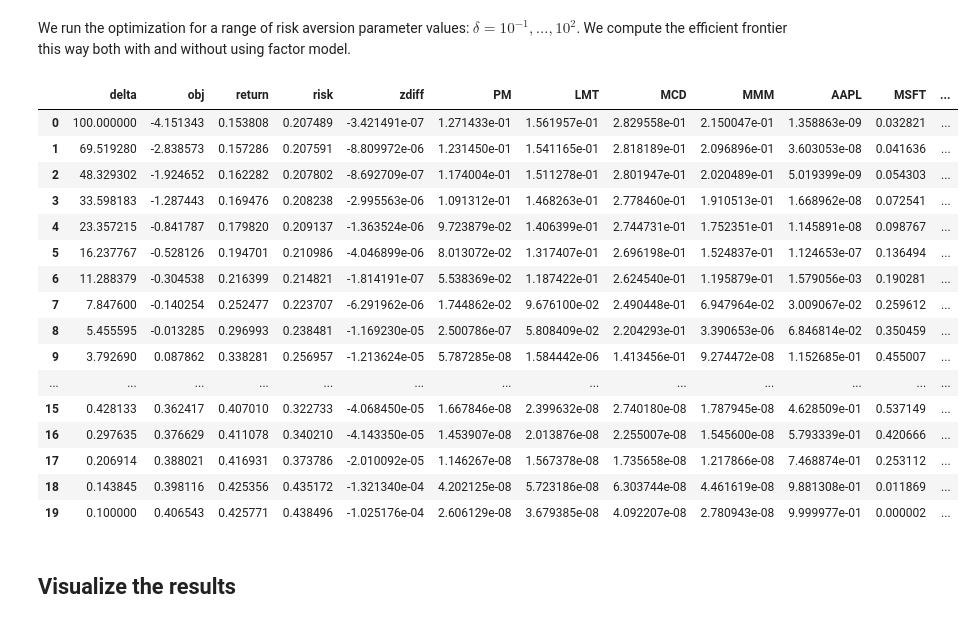
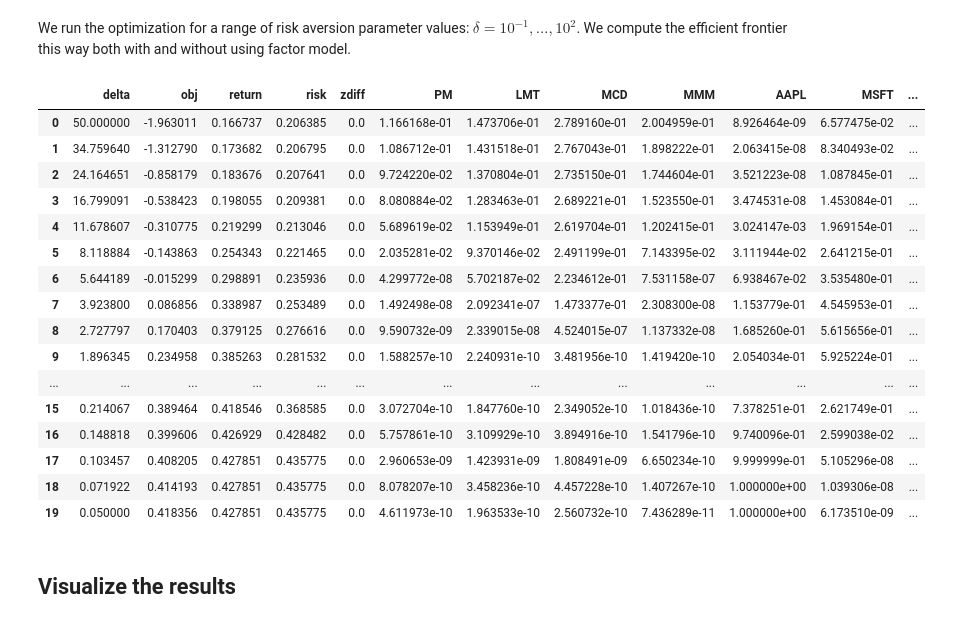
Before and after one commit to MOSEK/PortfolioOptimization, a Jupyter notebook: python/notebooks-colab/ch10_robust_optimization_factor.ipynb, the cells around one changed output. Drawn from its saved outputs; the diff is of its cells as text; code cells hidden in the pictures.

```diff
--- a/python/notebooks-colab/ch10_robust_optimization_factor.ipynb
+++ b/python/notebooks-colab/ch10_robust_optimization_factor.ipynb
@@ -135,6 +135,13 @@ Below we implement the optimization model in Fusion API. We create it inside a f
 def absval(M, x, t):
     M.constraint(Expr.add(t, x), Domain.greaterThan(0.0))
     M.constraint(Expr.sub(t, x), Domain.greaterThan(0.0))
+
+
+def sqrtm_symm(m):
+    e, v = np.linalg.eigh(m)
+    sqrt_e = np.sqrt(e)
+    sqrt_m = np.dot(v, np.dot(np.diag(sqrt_e), v.T))
+    return sqrt_m
 
 
 def EfficientFrontier(N, mu0, gamma, beta0, Gmx, rho, diag_S_theta_upper, Q0, Nmx, zeta, deltas):
@@ -176,10 +183,10 @@ def EfficientFrontier(N, mu0, gamma, beta0, Gmx, rho, diag_S_theta_upper, Q0, Nm
         M.constraint('spec-risk', Expr.vstack(t2, 0.5, Expr.mulElm(np.sqrt(diag_S_theta_upper), x)), Domain.inRotatedQCone())
 
         # Risk constraint (factor)
-        siG = sqrtm(inv(Gmx))
+        siG = sqrtm_symm(np.linalg.inv(Gmx))
         H = siG @ (Q0 + zeta * Nmx) @ siG
         lam, V = np.linalg.eigh(H)
-        w = Expr.mul(V.T @ sqrtm(H) @ sqrtm(Gmx) @ beta0.T, x)
+        w = Expr.mul(V.T @ sqrtm_symm(H) @ sqrtm_symm(Gmx) @ beta0.T, x)
         M.constraint('fact-risk-1', Expr.sub(t1, Expr.add(tau, Expr.sum(u))), Domain.greaterThan(0.0))
         M.constraint('fact-risk-2', Expr.sub(s, 1.0 / lam[-1]), Domain.lessThan(0.0))
         M.constraint('fact-risk-3', Expr.vstack(s, Expr.mul(0.5, tau), Expr.dot(rho, z)), Domain.inRotatedQCone())
@@ -360,28 +367,28 @@ zeta_z = 0.0
 We run the optimization for a range of risk aversion parameter values: $\delta = 10^{-1},\dots,10^{2}$. We compute the efficient frontier this way both with and without using factor model.
 # %%
 # Compute efficient frontier with and without factor model
-deltas = np.logspace(start=-1, stop=2, num=20)[::-1]
+deltas = np.logspace(start=-1, stop=2, num=20)[::-1] / 2
 df_result_orig = EfficientFrontier(N, mu0, gamma_z, beta0, Gmx, rho_z, diag_S_theta_upper, Q0, Nmx, zeta_z, deltas)
 df_result_robust = EfficientFrontier(N, mu0, gamma, beta0, Gmx, rho, diag_S_theta_upper, Q0, Nmx, zeta, deltas)
-df_result_robust
+df_result_orig
 # %% [output]
 |  | delta | obj | return | risk | zdiff | PM | LMT | MCD | MMM | AAPL | MSFT | ... |
-| 0 | 100.000000 | -4.151343 | 0.153808 | 0.207489 | -3.421491e-07 | 1.271433e-01 | 1.561957e-01 | 2.829558e-01 | 2.150047e-01 | 1.358863e-09 | 0.032821 | ... |
-| 1 | 69.519280 | -2.838573 | 0.157286 | 0.207591 | -8.809972e-06 | 1.231450e-01 | 1.541165e-01 | 2.818189e-01 | 2.096896e-01 | 3.603053e-08 | 0.041636 | ... |
-| 2 | 48.329302 | -1.924652 | 0.162282 | 0.207802 | -8.692709e-07 | 1.174004e-01 | 1.511278e-01 | 2.801947e-01 | 2.020489e-01 | 5.019399e-09 | 0.054303 | ... |
-| 3 | 33.598183 | -1.287443 | 0.169476 | 0.208238 | -2.995563e-06 | 1.091312e-01 | 1.468263e-01 | 2.778460e-01 | 1.910513e-01 | 1.668962e-08 | 0.072541 | ... |
-| 4 | 23.357215 | -0.841787 | 0.179820 | 0.209137 | -1.363524e-06 | 9.723879e-02 | 1.406399e-01 | 2.744731e-01 | 1.752351e-01 | 1.145891e-08 | 0.098767 | ... |
-| 5 | 16.237767 | -0.528126 | 0.194701 | 0.210986 | -4.046899e-06 | 8.013072e-02 | 1.317407e-01 | 2.696198e-01 | 1.524837e-01 | 1.124653e-07 | 0.136494 | ... |
-| 6 | 11.288379 | -0.304538 | 0.216399 | 0.214821 | -1.814191e-07 | 5.538369e-02 | 1.187422e-01 | 2.624540e-01 | 1.195879e-01 | 1.579056e-03 | 0.190281 | ... |
-| 7 | 7.847600 | -0.140254 | 0.252477 | 0.223707 | -6.291962e-06 | 1.744862e-02 | 9.676100e-02 | 2.490448e-01 | 6.947964e-02 | 3.009067e-02 | 0.259612 | ... |
-| 8 | 5.455595 | -0.013285 | 0.296993 | 0.238481 | -1.169230e-05 | 2.500786e-07 | 5.808409e-02 | 2.204293e-01 | 3.390653e-06 | 6.846814e-02 | 0.350459 | ... |
-| 9 | 3.792690 | 0.087862 | 0.338281 | 0.256957 | -1.213624e-05 | 5.787285e-08 | 1.584442e-06 | 1.413456e-01 | 9.274472e-08 | 1.152685e-01 | 0.455007 | ... |
+| 0 | 50.000000 | -1.963011 | 0.166737 | 0.206385 | 0.0 | 1.166168e-01 | 1.473706e-01 | 2.789160e-01 | 2.004959e-01 | 8.926464e-09 | 6.577475e-02 | ... |
+| 1 | 34.759640 | -1.312790 | 0.173682 | 0.206795 | 0.0 | 1.086712e-01 | 1.431518e-01 | 2.767043e-01 | 1.898222e-01 | 2.063415e-08 | 8.340493e-02 | ... |
+| 2 | 24.164651 | -0.858179 | 0.183676 | 0.207641 | 0.0 | 9.724220e-02 | 1.370804e-01 | 2.735150e-01 | 1.744604e-01 | 3.521223e-08 | 1.087845e-01 | ... |
+| 3 | 16.799091 | -0.538423 | 0.198055 | 0.209381 | 0.0 | 8.080884e-02 | 1.283463e-01 | 2.689221e-01 | 1.523550e-01 | 3.474531e-08 | 1.453084e-01 | ... |
+| 4 | 11.678607 | -0.310775 | 0.219299 | 0.213046 | 0.0 | 5.689619e-02 | 1.153949e-01 | 2.619704e-01 | 1.202415e-01 | 3.024147e-03 | 1.969154e-01 | ... |
+| 5 | 8.118884 | -0.143863 | 0.254343 | 0.221465 | 0.0 | 2.035281e-02 | 9.370146e-02 | 2.491199e-01 | 7.143395e-02 | 3.111944e-02 | 2.641215e-01 | ... |
+| 6 | 5.644189 | -0.015299 | 0.298891 | 0.235936 | 0.0 | 4.299772e-08 | 5.702187e-02 | 2.234612e-01 | 7.531158e-07 | 6.938467e-02 | 3.535480e-01 | ... |
+| 7 | 3.923800 | 0.086856 | 0.338987 | 0.253489 | 0.0 | 1.492498e-08 | 2.092341e-07 | 1.473377e-01 | 2.308300e-08 | 1.153779e-01 | 4.545953e-01 | ... |
+| 8 | 2.727797 | 0.170403 | 0.379125 | 0.276616 | 0.0 | 9.590732e-09 | 2.339015e-08 | 4.524015e-07 | 1.137332e-08 | 1.685260e-01 | 5.615656e-01 | ... |
+| 9 | 1.896345 | 0.234958 | 0.385263 | 0.281532 | 0.0 | 1.588257e-10 | 2.240931e-10 | 3.481956e-10 | 1.419420e-10 | 2.054034e-01 | 5.925224e-01 | ... |
 | ... | ... | ... | ... | ... | ... | ... | ... | ... | ... | ... | ... | ... |
-| 15 | 0.428133 | 0.362417 | 0.407010 | 0.322733 | -4.068450e-05 | 1.667846e-08 | 2.399632e-08 | 2.740180e-08 | 1.787945e-08 | 4.628509e-01 | 0.537149 | ... |
-| 16 | 0.297635 | 0.376629 | 0.411078 | 0.340210 | -4.143350e-05 | 1.453907e-08 | 2.013876e-08 | 2.255007e-08 | 1.545600e-08 | 5.793339e-01 | 0.420666 | ... |
-| 17 | 0.206914 | 0.388021 | 0.416931 | 0.373786 | -2.010092e-05 | 1.146267e-08 | 1.567378e-08 | 1.735658e-08 | 1.217866e-08 | 7.468874e-01 | 0.253112 | ... |
-| 18 | 0.143845 | 0.398116 | 0.425356 | 0.435172 | -1.321340e-04 | 4.202125e-08 | 5.723186e-08 | 6.303744e-08 | 4.461619e-08 | 9.881308e-01 | 0.011869 | ... |
-| 19 | 0.100000 | 0.406543 | 0.425771 | 0.438496 | -1.025176e-04 | 2.606129e-08 | 3.679385e-08 | 4.092207e-08 | 2.780943e-08 | 9.999977e-01 | 0.000002 | ... |
+| 15 | 0.214067 | 0.389464 | 0.418546 | 0.368585 | 0.0 | 3.072704e-10 | 1.847760e-10 | 2.349052e-10 | 1.018436e-10 | 7.378251e-01 | 2.621749e-01 | ... |
+| 16 | 0.148818 | 0.399606 | 0.426929 | 0.428482 | 0.0 | 5.757861e-10 | 3.109929e-10 | 3.894916e-10 | 1.541796e-10 | 9.740096e-01 | 2.599038e-02 | ... |
+| 17 | 0.103457 | 0.408205 | 0.427851 | 0.435775 | 0.0 | 2.960653e-09 | 1.423931e-09 | 1.808491e-09 | 6.650234e-10 | 9.999999e-01 | 5.105296e-08 | ... |
+| 18 | 0.071922 | 0.414193 | 0.427851 | 0.435775 | 0.0 | 8.078207e-10 | 3.458236e-10 | 4.457228e-10 | 1.407267e-10 | 1.000000e+00 | 1.039306e-08 | ... |
+| 19 | 0.050000 | 0.418356 | 0.427851 | 0.435775 | 0.0 | 4.611973e-10 | 1.963533e-10 | 2.560732e-10 | 7.436289e-11 | 1.000000e+00 | 6.173510e-09 | ... |
 # %%
 # Set small negatives to zero to make plotting work
 mask = df_result_orig < 0
```
Also changed, not shown: parts of 4 cells of this notebook, 1 other file.
